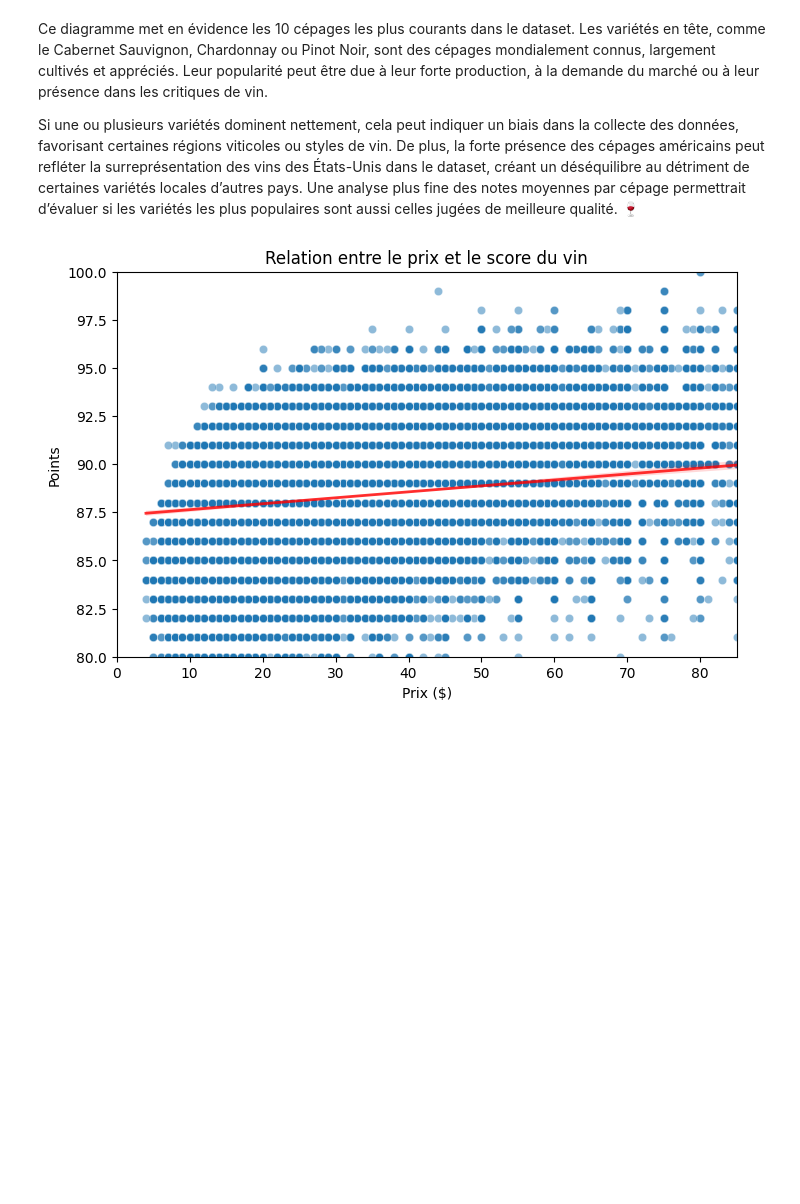
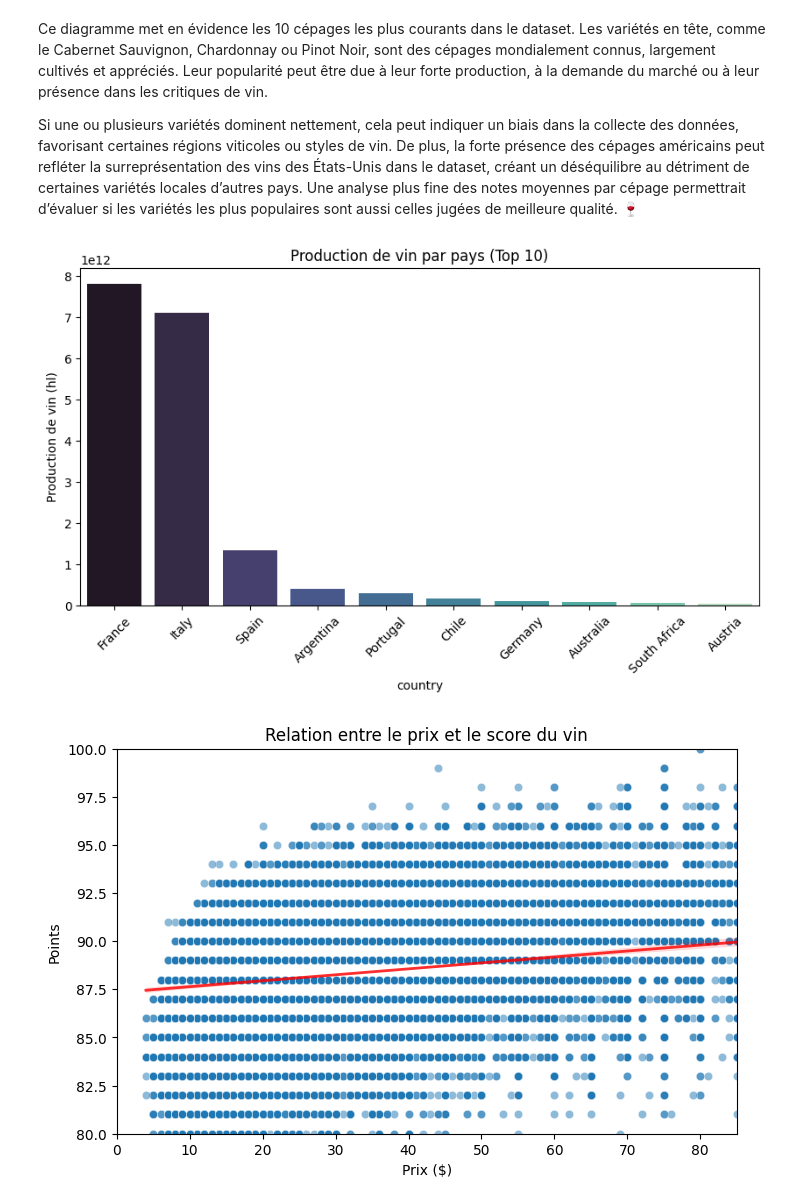
Before and after one commit to PhilippeMath49/ProjetVinasse, a Jupyter notebook: src/Notebook.ipynb, the cells around one changed output. Cells and saved outputs as stored; diff of their text form; code cells hidden in the pictures; blank space fills up the shorter version.

```diff
--- a/src/Notebook.ipynb
+++ b/src/Notebook.ipynb
@@ -340,6 +334,20 @@ plt.show()
 Ce diagramme met en évidence les 10 cépages les plus courants dans le dataset. Les variétés en tête, comme le Cabernet Sauvignon, Chardonnay ou Pinot Noir, sont des cépages mondialement connus, largement cultivés et appréciés. Leur popularité peut être due à leur forte production, à la demande du marché ou à leur présence dans les critiques de vin.
 
 Si une ou plusieurs variétés dominent nettement, cela peut indiquer un biais dans la collecte des données, favorisant certaines régions viticoles ou styles de vin. De plus, la forte présence des cépages américains peut refléter la surreprésentation des vins des États-Unis dans le dataset, créant un déséquilibre au détriment de certaines variétés locales d’autres pays. Une analyse plus fine des notes moyennes par cépage permettrait d’évaluer si les variétés les plus populaires sont aussi celles jugées de meilleure qualité. 🍷
+# %%
+# csv :Entity,Code,Year,Wine
+# fais une jointure entre les deux dataframes sur la colonne "Entity"
+# fais un graph avec la production de vin en fonction du pays
+df_merged = pd.merge(df, df_prod, left_on="country", right_on="Entity")
+df_merged = df_merged.groupby("country")["Wine"].sum().sort_values(ascending=False).head(10)
+plt.figure(figsize=(10,5))
+sns.barplot(x=df_merged.index, y=df_merged.values, palette="mako", hue=df_merged.index)
+plt.title("Production de vin par pays (Top 10)")
+plt.ylabel("Production de vin (hl)")
+plt.xticks(rotation=45)
+plt.show()
+# %% [output]
+[figure, added]
 # %%
 plt.figure(figsize=(8,5))
 sns.scatterplot(x=df["price"], y=df["points"], alpha=0.5)
```
Also changed, not shown: parts of 10 cells of this notebook.
